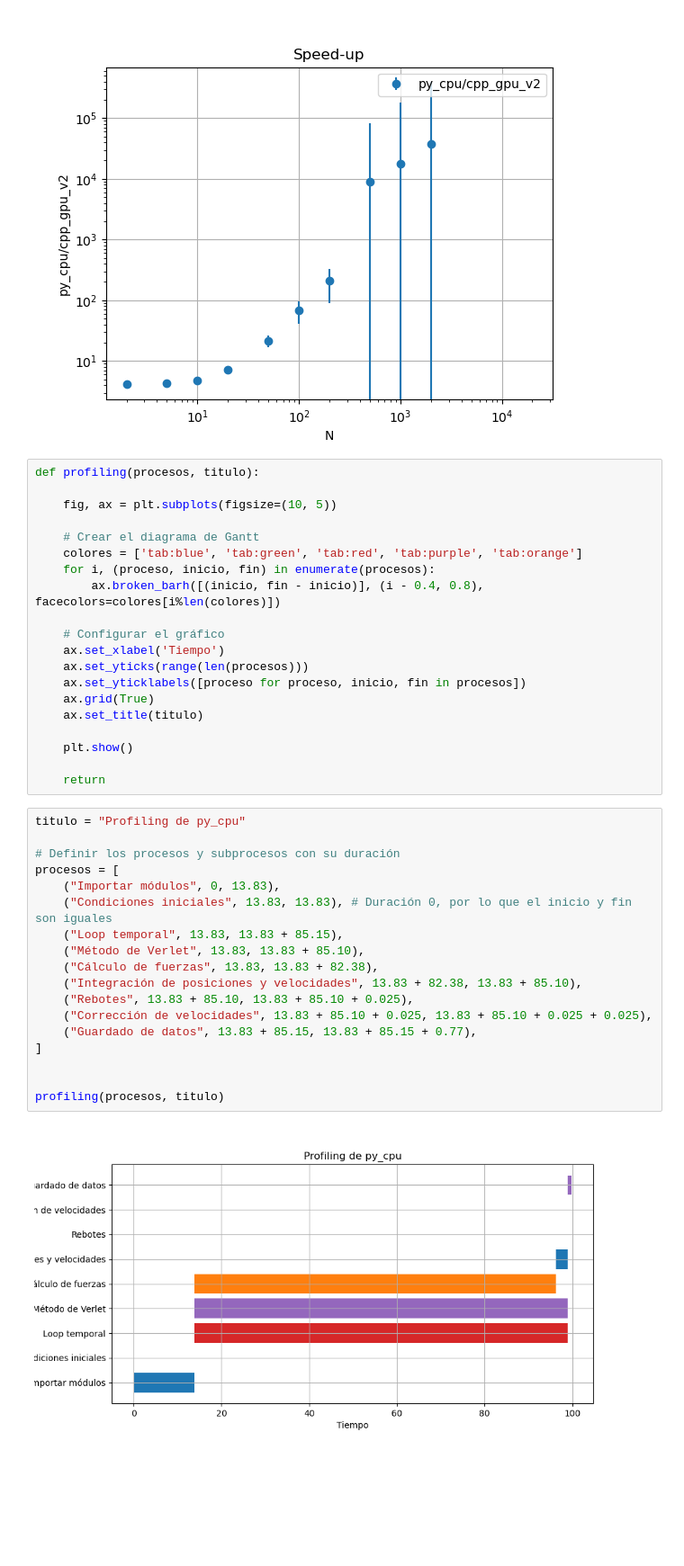
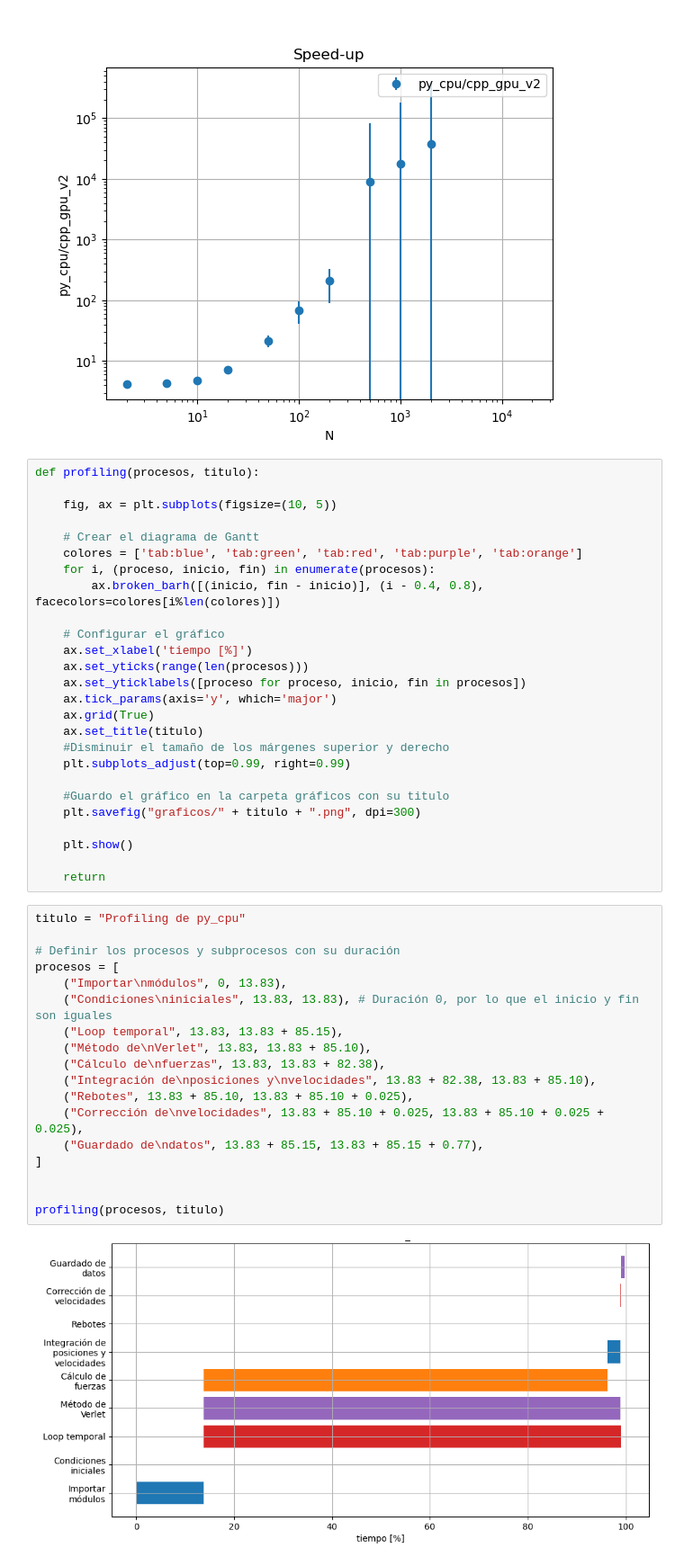
Before and after one commit to Lupama2/Maestria-Bunkin-equlibrio-en-avalancha, a Jupyter notebook: graficos_rendimiento.ipynb, the cells around one changed output. Shown at 90% size. Drawn from its saved outputs; the diff is of its cells as text; blank space fills up the shorter version.

```diff
--- a/graficos_rendimiento.ipynb
+++ b/graficos_rendimiento.ipynb
@@ -128,11 +128,17 @@ def profiling(procesos, titulo):
         ax.broken_barh([(inicio, fin - inicio)], (i - 0.4, 0.8), facecolors=colores[i%len(colores)])
 
     # Configurar el gráfico
-    ax.set_xlabel('Tiempo')
+    ax.set_xlabel('tiempo [%]')
     ax.set_yticks(range(len(procesos)))
     ax.set_yticklabels([proceso for proceso, inicio, fin in procesos])
+    ax.tick_params(axis='y', which='major')
     ax.grid(True)
     ax.set_title(titulo)
+    #Disminuir el tamaño de los márgenes superior y derecho
+    plt.subplots_adjust(top=0.99, right=0.99)
+
+    #Guardo el gráfico en la carpeta gráficos con su titulo
+    plt.savefig("graficos/" + titulo + ".png", dpi=300)
 
     plt.show()
 
@@ -140,23 +146,23 @@ def profiling(procesos, titulo):
 # %%
 titulo = "Profiling de py_cpu"
 
 # Definir los procesos y subprocesos con su duración
 procesos = [
-    ("Importar módulos", 0, 13.83),
-    ("Condiciones iniciales", 13.83, 13.83), # Duración 0, por lo que el inicio y fin son iguales
+    ("Importar\nmódulos", 0, 13.83),
+    ("Condiciones\niniciales", 13.83, 13.83), # Duración 0, por lo que el inicio y fin son iguales
     ("Loop temporal", 13.83, 13.83 + 85.15),
-    ("Método de Verlet", 13.83, 13.83 + 85.10),
-    ("Cálculo de fuerzas", 13.83, 13.83 + 82.38),
-    ("Integración de posiciones y velocidades", 13.83 + 82.38, 13.83 + 85.10),
+    ("Método de\nVerlet", 13.83, 13.83 + 85.10),
+    ("Cálculo de\nfuerzas", 13.83, 13.83 + 82.38),
+    ("Integración de\nposiciones y\nvelocidades", 13.83 + 82.38, 13.83 + 85.10),
     ("Rebotes", 13.83 + 85.10, 13.83 + 85.10 + 0.025),
-    ("Corrección de velocidades", 13.83 + 85.10 + 0.025, 13.83 + 85.10 + 0.025 + 0.025),
-    ("Guardado de datos", 13.83 + 85.15, 13.83 + 85.15 + 0.77),
+    ("Corrección de\nvelocidades", 13.83 + 85.10 + 0.025, 13.83 + 85.10 + 0.025 + 0.025),
+    ("Guardado de\ndatos", 13.83 + 85.15, 13.83 + 85.15 + 0.77),
 ]
 
 
 profiling(procesos, titulo)
 # %% [output]
-[figure, old version]
+[figure, new version]
 # %%
 titulo = "Profiling de py_gpu"
 
```
Also changed, not shown: parts of 6 cells of this notebook, 5 other files.
